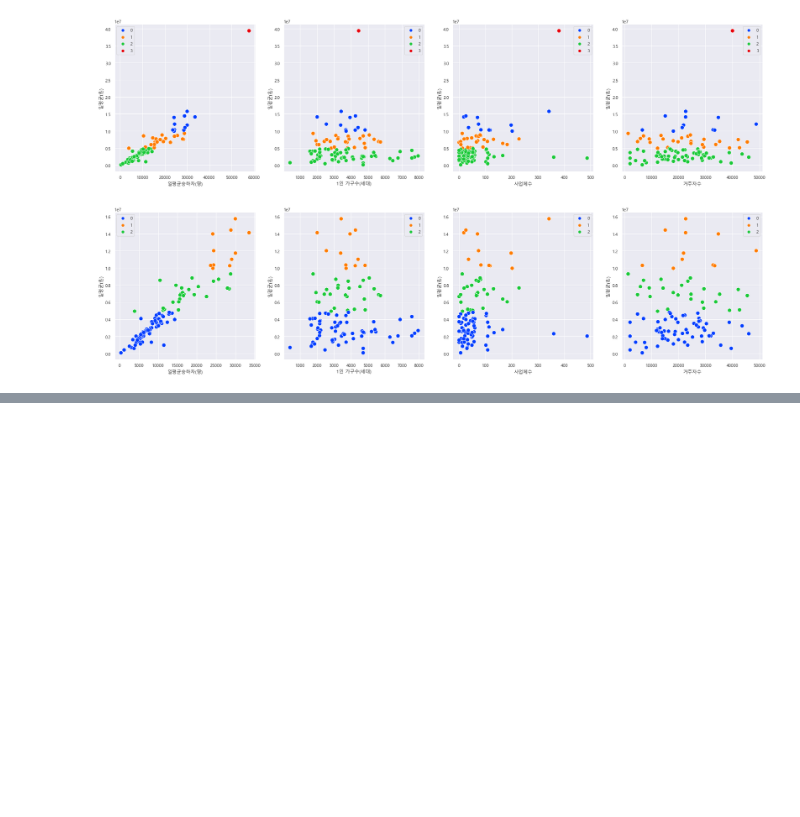
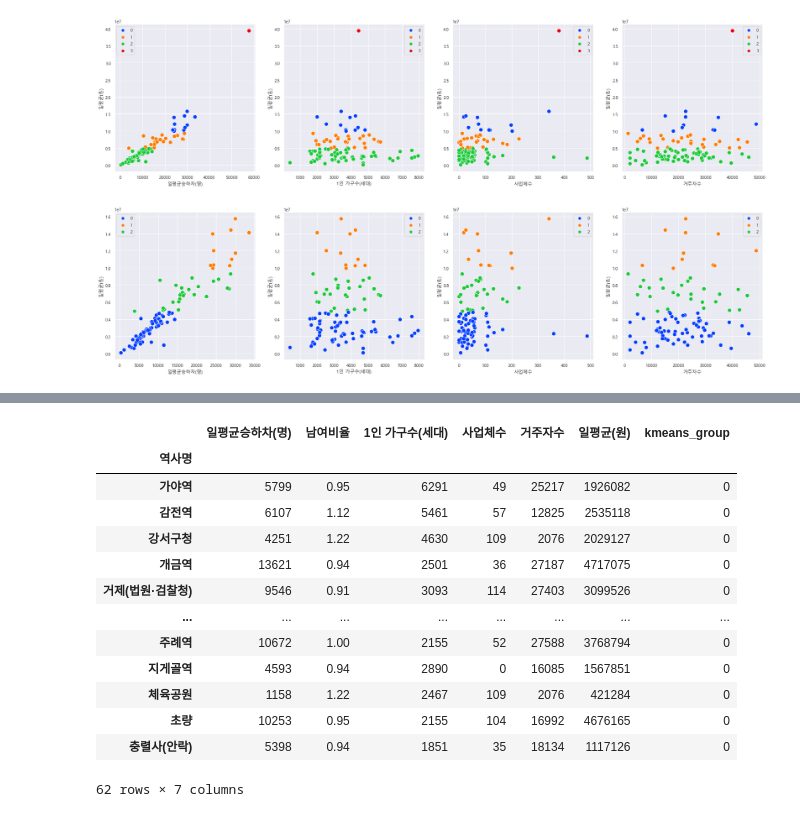
Before and after one commit to Busan-Bigdata-analysis/storage, a Jupyter notebook: visualization/clustering/New2_not_minmax_clust copy.ipynb, the cells around one changed output, grey strips where cells are left out. Saved outputs shown, nothing was run; the diff lists cells and outputs as text; code cells hidden in the pictures; blank space fills up the shorter version.

```diff
--- a/visualization/clustering/New2_not_minmax_clust copy.ipynb
+++ b/visualization/clustering/New2_not_minmax_clust copy.ipynb
@@ -591,0 +582,17 @@ group_2 = cluster_df[cluster_df['kmeans_group']==2]
+# %%
+group_0
+# %% [output]
+|  | 일평균승하차(명) | 남여비율 | 1인 가구수(세대) | 사업체수 | 거주자수 | 일평균(원) | kmeans_group |
+| 역사명 |  |  |  |  |  |  |  |
+| 가야역 | 5799 | 0.95 | 6291 | 49 | 25217 | 1926082 | 0 |
+| 감전역 | 6107 | 1.12 | 5461 | 57 | 12825 | 2535118 | 0 |
+| 강서구청 | 4251 | 1.22 | 4630 | 109 | 2076 | 2029127 | 0 |
+| 개금역 | 13621 | 0.94 | 2501 | 36 | 27187 | 4717075 | 0 |
+| 거제(법원·검찰청) | 9546 | 0.91 | 3093 | 114 | 27403 | 3099526 | 0 |
+| ... | ... | ... | ... | ... | ... | ... | ... |
+| 주례역 | 10672 | 1.00 | 2155 | 52 | 27588 | 3768794 | 0 |
+| 지게골역 | 4593 | 0.94 | 2890 | 0 | 16085 | 1567851 | 0 |
+| 체육공원 | 1158 | 1.22 | 2467 | 109 | 2076 | 421284 | 0 |
+| 초량 | 10253 | 0.95 | 2155 | 104 | 16992 | 4676165 | 0 |
+| 충렬사(안락) | 5398 | 0.94 | 1851 | 35 | 18134 | 1117126 | 0 |
+62 rows × 7 columns
```
Also changed, not shown: parts of 7 cells of this notebook, 1 other file.
